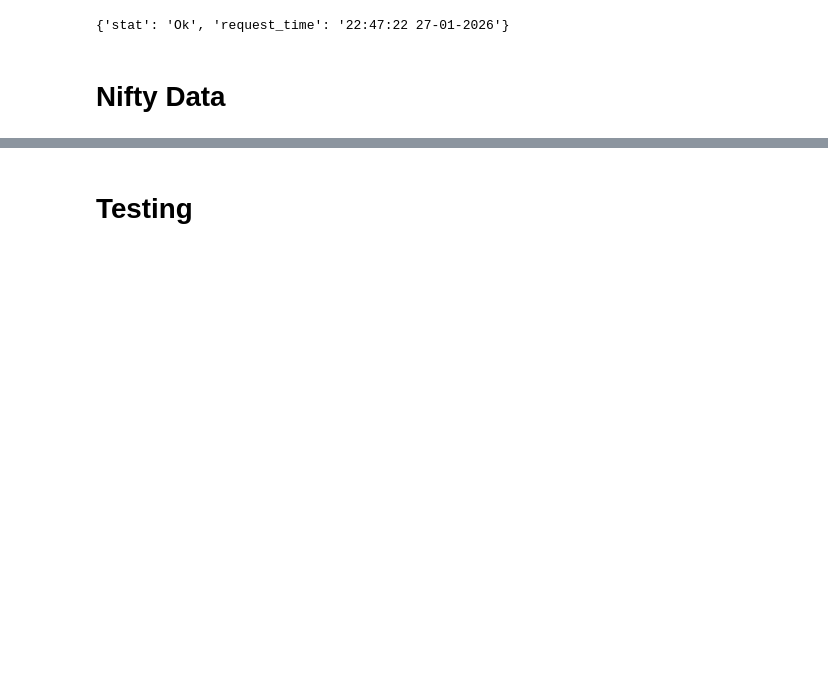
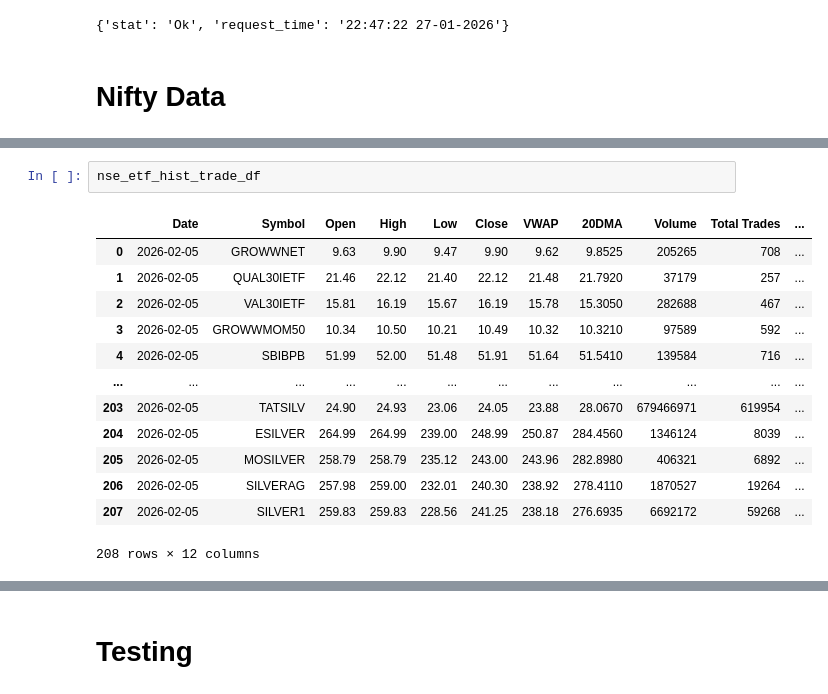
Before and after one commit to Indra-Learn/tdf-stack, a Jupyter notebook: tdf_notebooks/005_shoonya_algo.ipynb, the cells around one changed output, grey strips where cells are left out. Drawn from its saved outputs; the diff is of its cells as text; blank space fills up the shorter version.

```diff
--- a/tdf_notebooks/005_shoonya_algo.ipynb
+++ b/tdf_notebooks/005_shoonya_algo.ipynb
@@ -299,0 +340,16 @@ etf_data_df
+# %%
+nse_etf_hist_trade_df
+# %% [output]
+|  | Date | Symbol | Open | High | Low | Close | VWAP | 20DMA | Volume | Total Trades | ... |
+| 0 | 2026-02-05 | GROWWNET | 9.63 | 9.90 | 9.47 | 9.90 | 9.62 | 9.8525 | 205265 | 708 | ... |
+| 1 | 2026-02-05 | QUAL30IETF | 21.46 | 22.12 | 21.40 | 22.12 | 21.48 | 21.7920 | 37179 | 257 | ... |
+| 2 | 2026-02-05 | VAL30IETF | 15.81 | 16.19 | 15.67 | 16.19 | 15.78 | 15.3050 | 282688 | 467 | ... |
+| 3 | 2026-02-05 | GROWWMOM50 | 10.34 | 10.50 | 10.21 | 10.49 | 10.32 | 10.3210 | 97589 | 592 | ... |
+| 4 | 2026-02-05 | SBIBPB | 51.99 | 52.00 | 51.48 | 51.91 | 51.64 | 51.5410 | 139584 | 716 | ... |
+| ... | ... | ... | ... | ... | ... | ... | ... | ... | ... | ... | ... |
+| 203 | 2026-02-05 | TATSILV | 24.90 | 24.93 | 23.06 | 24.05 | 23.88 | 28.0670 | 679466971 | 619954 | ... |
+| 204 | 2026-02-05 | ESILVER | 264.99 | 264.99 | 239.00 | 248.99 | 250.87 | 284.4560 | 1346124 | 8039 | ... |
+| 205 | 2026-02-05 | MOSILVER | 258.79 | 258.79 | 235.12 | 243.00 | 243.96 | 282.8980 | 406321 | 6892 | ... |
+| 206 | 2026-02-05 | SILVERAG | 257.98 | 259.00 | 232.01 | 240.30 | 238.92 | 278.4110 | 1870527 | 19264 | ... |
+| 207 | 2026-02-05 | SILVER1 | 259.83 | 259.83 | 228.56 | 241.25 | 238.18 | 276.6935 | 6692172 | 59268 | ... |
+208 rows × 12 columns
```
Also changed, not shown: parts of 7 cells of this notebook, 1 other file.
